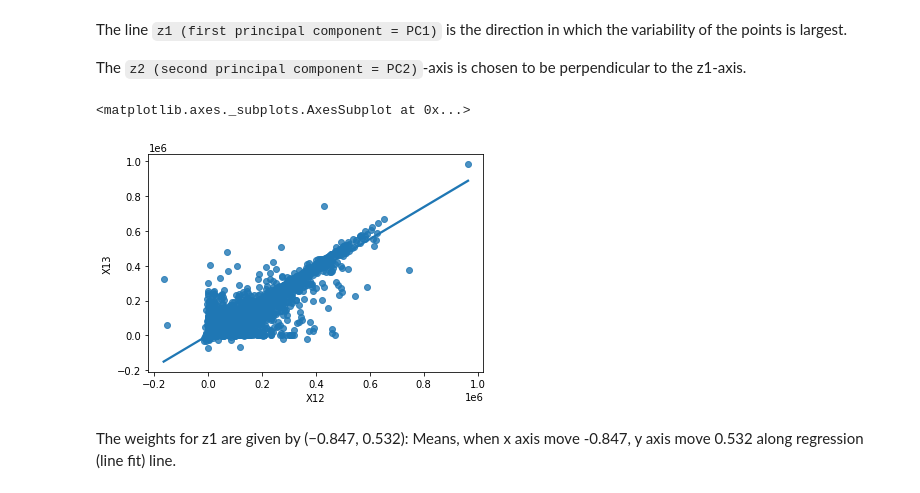
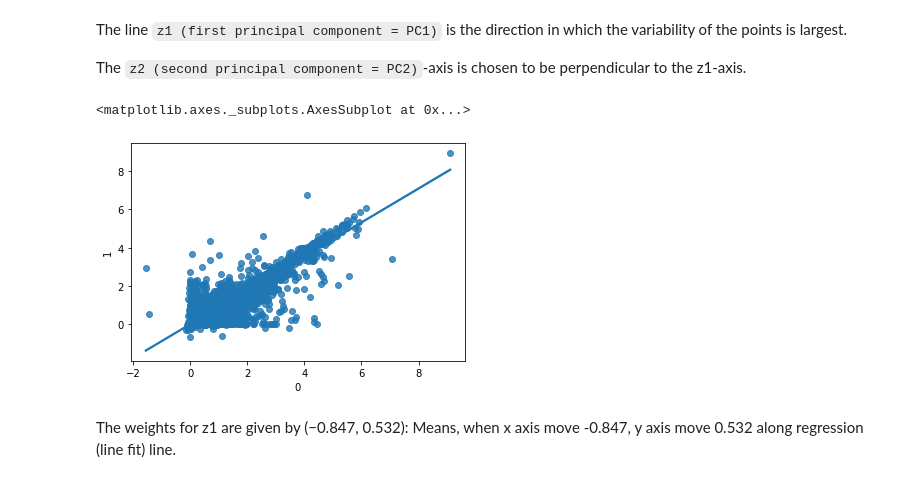
Before and after one commit to PosgradoMNA/actividades-del-projecto-team_59, a Jupyter notebook: Actividad_Sem_04_CD_PCA.ipynb, the cells around one changed output. Drawn from its saved outputs; the diff is of its cells as text; code cells hidden in the pictures.

```diff
--- a/Actividad_Sem_04_CD_PCA.ipynb
+++ b/Actividad_Sem_04_CD_PCA.ipynb
@@ -256,14 +394,14 @@ The `z2 (second principal component = PC2)`-axis is chosen to be perpendicular t
 # %%
 import seaborn as sns
 # %%
-p = sns.regplot(data = df,
-                x = df.X12,
-                y = df.X13
+p = sns.regplot(data = ndform,
+                x = ndform[0],
+                y = ndform[1]
                )
 p
 # %% [output]
 <matplotlib.axes._subplots.AxesSubplot at 0x...>
-[figure, old version]
+[figure, new version]
 # %% [markdown]
 The weights for z1 are given by (−0.847, 0.532): Means, when x axis move -0.847, y axis move 0.532 along regression (line fit) line.
 # %%
```
Also changed, not shown: parts of 16 cells of this notebook.
